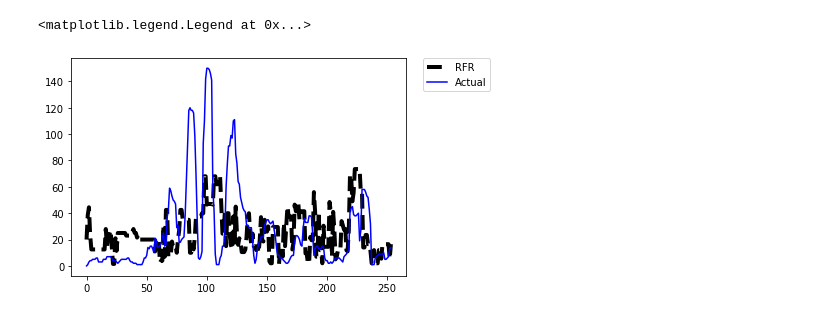
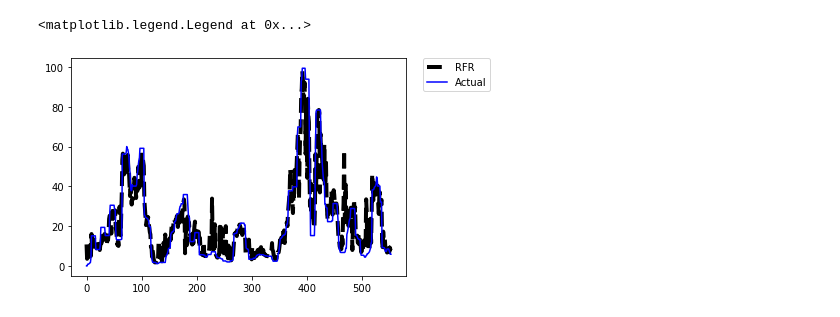
Before and after one commit to mf99274/ohw19-project-CMIP6-larvae-ML, a Jupyter notebook: pdData_v3.ipynb, the cells around one changed output. Cells and saved outputs as stored; diff of their text form; code cells hidden in the pictures.

Commit message:
update with CMIP6 and present data prediction

```diff
--- a/pdData_v3.ipynb
+++ b/pdData_v3.ipynb
@@ -61,8 +62,11 @@ def bn_mov_mean(data,width):
 tunaSmooth = bn_mov_mean(tunaLarvae,8)
 
 tunaVec = np.vectorize(np.int)
-tunaSmooth = tunaVec(tunaSmooth)
+#tunaSmooth = tunaVec(tunaSmooth)
 
+import scipy
+plt.plot(scipy.signal.medfilt(tunaSmooth,15))
+tunaSmooth = scipy.signal.medfilt(tunaSmooth,15)
 
 fig, (ax0, ax1) = plt.subplots(
     figsize=(11, 8),
@@ -77,22 +82,23 @@ ax1.plot(tunaSmooth)
 # %%
 from sklearn.model_selection import train_test_split
 
-nData = 300
-seed = 20
+nData = 550
+seed = 10
 
-var_train, var_validation, tuna_train, tuna_validation = train_test_split(Var_b[:nData,:], tunaSmooth[:nData], test_size=0.25, random_state=seed)
+var_train, var_validation, tuna_train, tuna_validation = train_test_split(Var_b[:nData,:], tunaSmooth[:nData], test_size=0.2)#, random_state=seed)
 # %%
 from sklearn.model_selection import GridSearchCV
 from sklearn.ensemble import RandomForestRegressor
 
 param_grid = [
-#{'n_estimators': [10, 20], 'max_features': [1,2]},
-{'bootstrap': [True], 'n_estimators': [1, 2], 'max_features': [1,2]},
+  {'n_estimators': [10, 20], 'max_features': [1,2,3]},
+   # {'bootstrap': [True], 'n_estimators': [10, 20]}
+    {'bootstrap': [False]},
 ]
 
 forest_reg = RandomForestRegressor()
 # %%
-grid_search = GridSearchCV(forest_reg, param_grid, cv=2)
+grid_search = GridSearchCV(forest_reg, param_grid=param_grid, cv=2)
 
 grid_search.fit(var_train, tuna_train)
 
@@ -128,12 +134,12 @@ Accuracy on the validation dataset is 12.246666666666666
 # %%
-tuna_val = grid_search.predict(Var_b[nData:,:])
+tuna_val = grid_search.predict(Var_b)
 
 plt.plot(range(0,len(tuna_val)),tuna_val,'k--',linewidth=4,label="RFR")
-plt.plot(range(0,len(tunaSmooth[nData:])),tunaSmooth[nData:],'b',label="Actual")
+plt.plot(range(0,len(tunaSmooth)),tunaSmooth,'b',label="Actual")
 plt.legend(bbox_to_anchor=(1.05, 1), loc=2, borderaxespad=0.)
 # %% [output]
 <matplotlib.legend.Legend at 0x...>
-[figure, old version]
+[figure, new version]
 # %%
 rms = sqrt(mean_squared_error(tunaSmooth[nData:], tuna_val))
 rms
```
Also changed, not shown: parts of 17 cells of this notebook.
